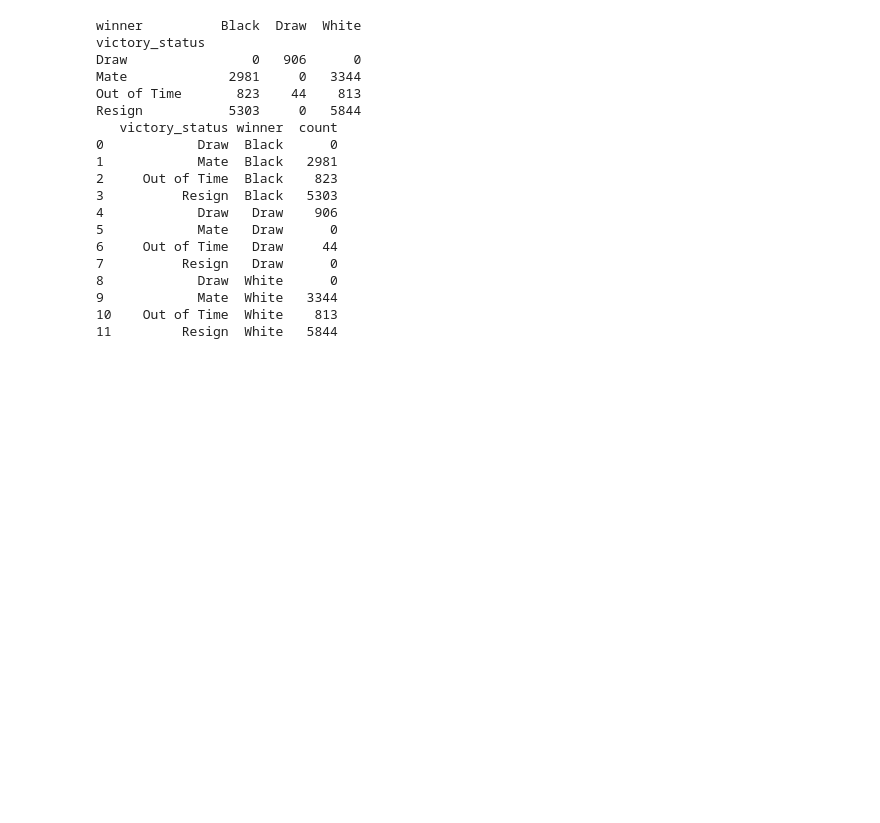
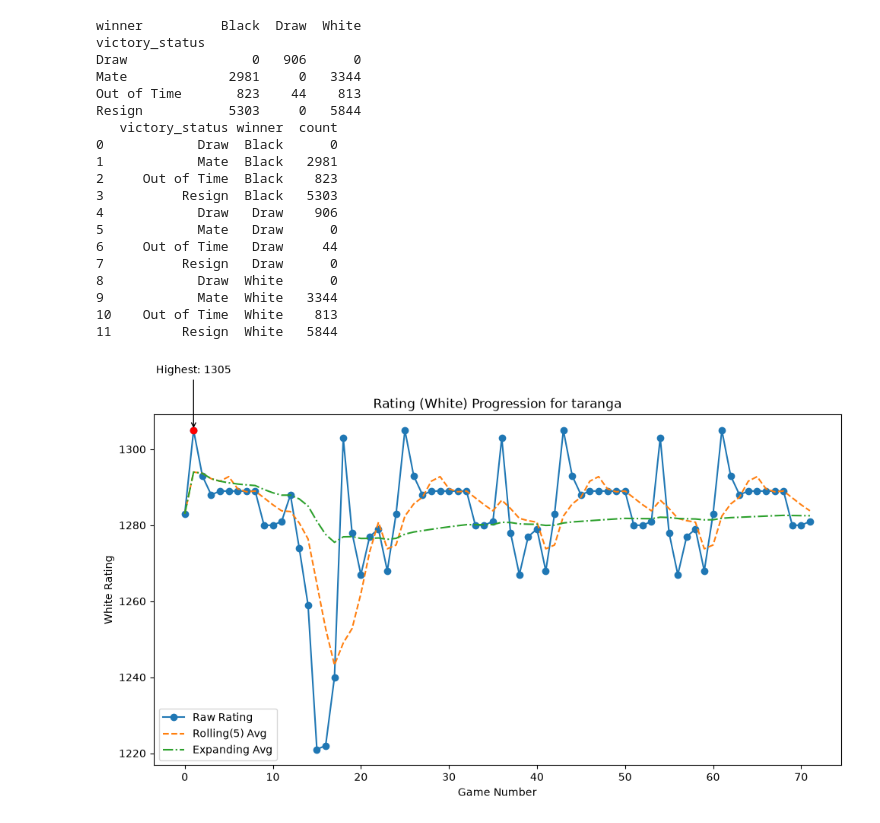
Before and after one commit to RanaEl-Madhoun/GSG_session8, a Jupyter notebook: notebook/practice.ipynb, the cells around one changed output. Cells and saved outputs as stored; diff of their text form; code cells hidden in the pictures; blank space fills up the shorter version.

```diff
--- a/notebook/practice.ipynb
+++ b/notebook/practice.ipynb
@@ -78,3 +79,45 @@ Resign           5303     0   5844
 9            Mate  White   3344
 10    Out of Time  White    813
 11         Resign  White   5844
+# %%
+#Q2
+# Rolling analysis — one player
+# Choose any player with 15+ games. Plot raw rating + rolling(5) + expanding avg. Annotate their highest-rated game.
+# Select a player with 15+ games
+player_counts = chess_df['white_id'].value_counts()
+selected_player = player_counts[player_counts >= 15].index[0]
+# Filter games for this player as 'white'
+player_games = chess_df[chess_df['white_id'] == selected_player].copy()
+# Sort by game_id or other time-based column if available (for this demo, use game_id)
+player_games = player_games.sort_values('game_id')
+# Extract ratings
+ratings = player_games['white_rating'].reset_index(drop=True)
+# Calculate Rolling(5) avg and Expanding avg
+rolling_5 = ratings.rolling(window=5, min_periods=1).mean()
+expanding_avg = ratings.expanding().mean()
+
+plt.figure(figsize=(10,6))
+plt.plot(ratings, label='Raw Rating', marker='o')
+plt.plot(rolling_5, label='Rolling(5) Avg', linestyle='--')
+plt.plot(expanding_avg, label='Expanding Avg', linestyle='-.')
+
+# Annotate the highest-rated game
+max_rating_idx = ratings.idxmax()
+max_rating = ratings[max_rating_idx]
+plt.scatter(max_rating_idx, max_rating, color='red', zorder=5)
+plt.annotate(
+    f'Highest: {max_rating}',
+    xy=(max_rating_idx, max_rating),
+    xytext=(max_rating_idx, max_rating+15),
+    arrowprops=dict(facecolor='red', arrowstyle='->'),
+    ha='center'
+)
+
+plt.title(f'Rating (White) Progression for {selected_player}')
+plt.xlabel('Game Number')
+plt.ylabel('White Rating')
+plt.legend()
+plt.tight_layout()
+plt.show()
+# %% [output]
+[figure, added]
```
Also changed, not shown: parts of 1 cell of this notebook.
